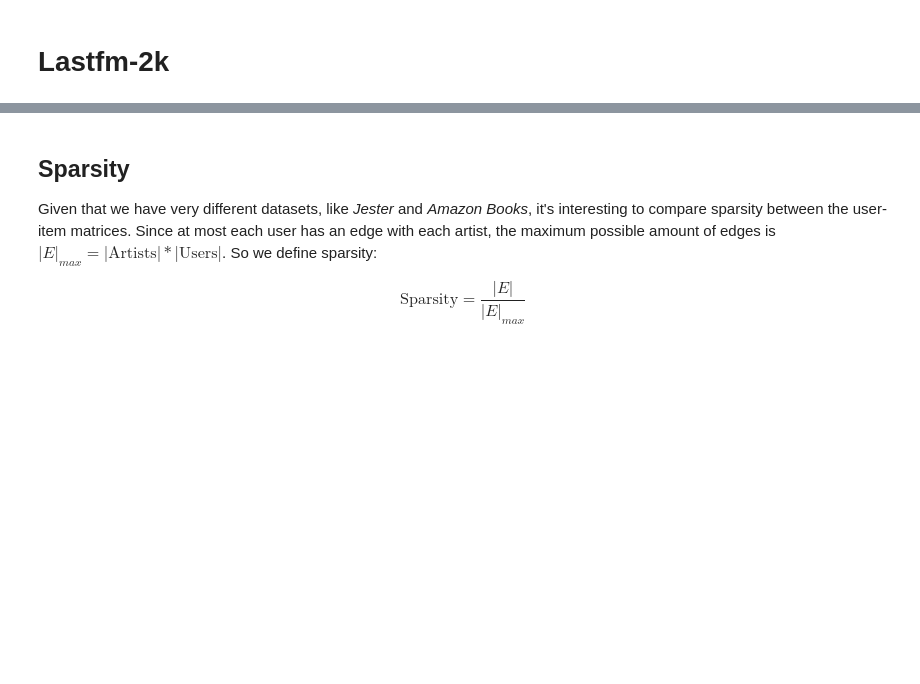
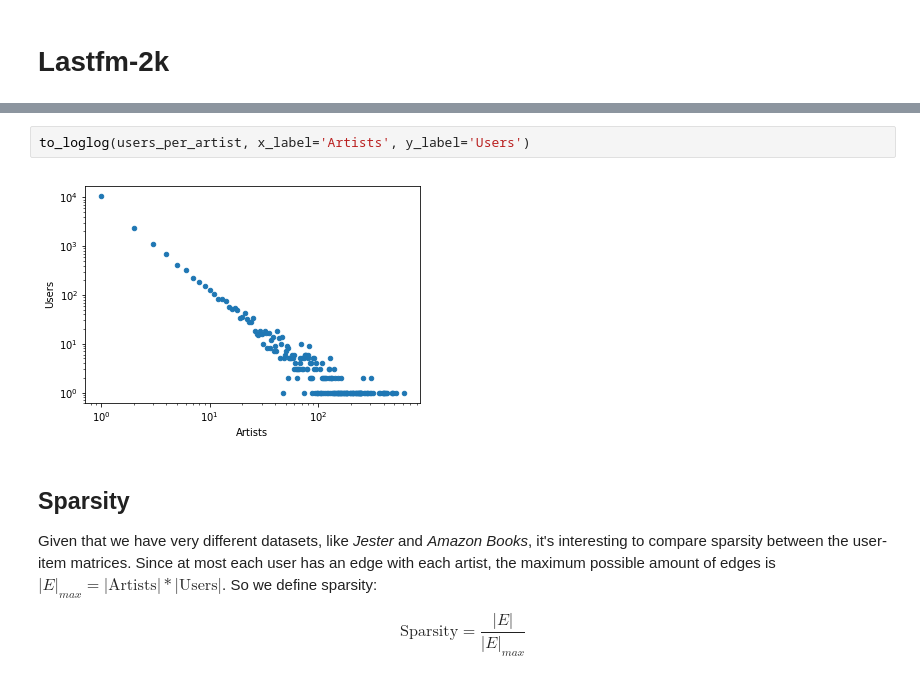
Before and after one commit to Roj/recsys-comparison, a Jupyter notebook: data-analysis/dataset_analysis/lastfm.ipynb, the cells around one changed output, grey strips where cells are left out. Cells and saved outputs as stored; diff of their text form; blank space fills up the shorter version.

```diff
--- a/data-analysis/dataset_analysis/lastfm.ipynb
+++ b/data-analysis/dataset_analysis/lastfm.ipynb
@@ -33,3 +54,7 @@ aux.groupby("userID").sum()["count"].hist(bins=25).set_title("Histogram of artis
+# %%
+to_loglog(users_per_artist, x_label='Artists', y_label='Users')
+# %% [output]
+[figure, added]
 # %% [markdown]
 ## Sparsity
 
```
Also changed, not shown: parts of 5 cells of this notebook, 5 other files.
